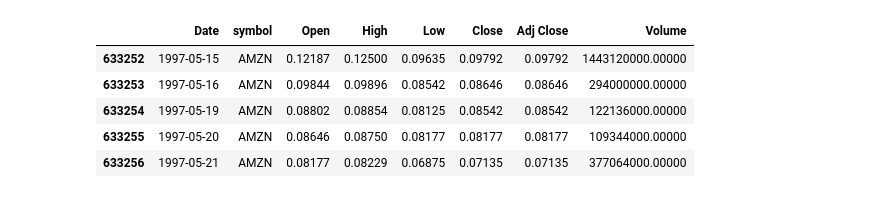
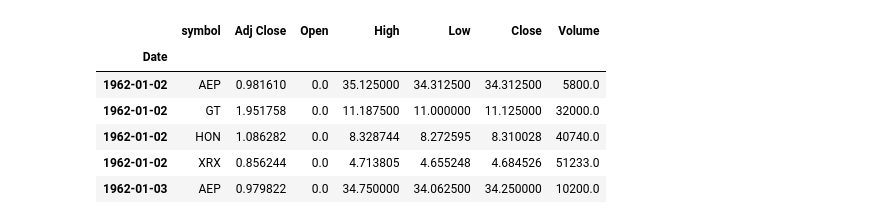
Before and after one commit to bee85919/lstm-gru-test, a Jupyter notebook: test.ipynb, the cells around one changed output. Saved outputs shown, nothing was run; the diff lists cells and outputs as text; code cells hidden in the pictures.

```diff
--- a/test.ipynb
+++ b/test.ipynb
@@ -16,17 +15,18 @@ from keras.optimizers.legacy import SGD
 # %%
 data_amex  = pd.read_csv('./dataset/amex_data.csv')
 data_nsdq = pd.read_csv('./dataset/nasdaq_data.csv')
 data_nyse = pd.read_csv('./dataset/nyse_data.csv')
 data = pd.concat([data_amex, data_nsdq, data_nyse])
 data = data.drop(columns=['Unnamed: 0'])
 data['Date'] = pd.to_datetime(data['Date'])
+data = data.set_index('Date').sort_values(by=['Date', 'symbol'])
+data = data[['symbol','Adj Close','Open','High','Low',"Close","Volume"]]
+data.head()
+# %% [output]
+|  | symbol | Adj Close | Open | High | Low | Close | Volume |
+| Date |  |  |  |  |  |  |  |
+| 1962-01-02 | AEP | 0.981610 | 0.0 | 35.125000 | 34.312500 | 34.312500 | 5800.0 |
+| 1962-01-02 | GT | 1.951758 | 0.0 | 11.187500 | 11.000000 | 11.125000 | 32000.0 |
+| 1962-01-02 | HON | 1.086282 | 0.0 | 8.328744 | 8.272595 | 8.310028 | 40740.0 |
+| 1962-01-02 | XRX | 0.856244 | 0.0 | 4.713805 | 4.655248 | 4.684526 | 51233.0 |
+| 1962-01-03 | AEP | 0.979822 | 0.0 | 34.750000 | 34.062500 | 34.250000 | 10200.0 |
-# %%
-data_amzn = data[data['symbol'] == 'AMZN']
-data_amzn.head()
-# %% [output]
-|  | Date | symbol | Open | High | Low | Close | Adj Close | Volume |
-| 633252 | 1997-05-15 | AMZN | 0.12187 | 0.12500 | 0.09635 | 0.09792 | 0.09792 | 1443120000.00000 |
-| 633253 | 1997-05-16 | AMZN | 0.09844 | 0.09896 | 0.08542 | 0.08646 | 0.08646 | 294000000.00000 |
-| 633254 | 1997-05-19 | AMZN | 0.08802 | 0.08854 | 0.08125 | 0.08542 | 0.08542 | 122136000.00000 |
-| 633255 | 1997-05-20 | AMZN | 0.08646 | 0.08750 | 0.08177 | 0.08177 | 0.08177 | 109344000.00000 |
-| 633256 | 1997-05-21 | AMZN | 0.08177 | 0.08229 | 0.06875 | 0.07135 | 0.07135 | 377064000.00000 |
```
Also changed, not shown: parts of 19 cells of this notebook, 1 other file.
